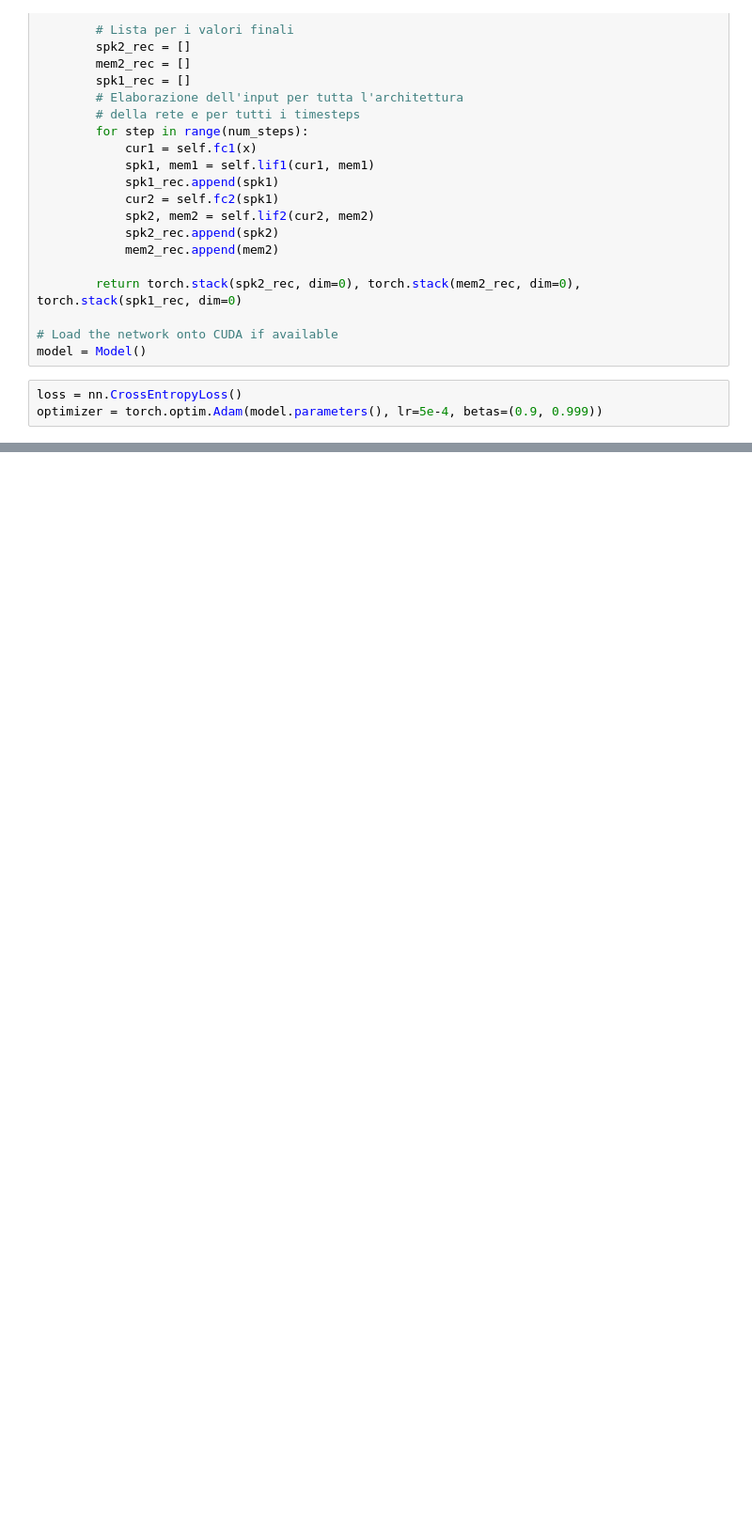
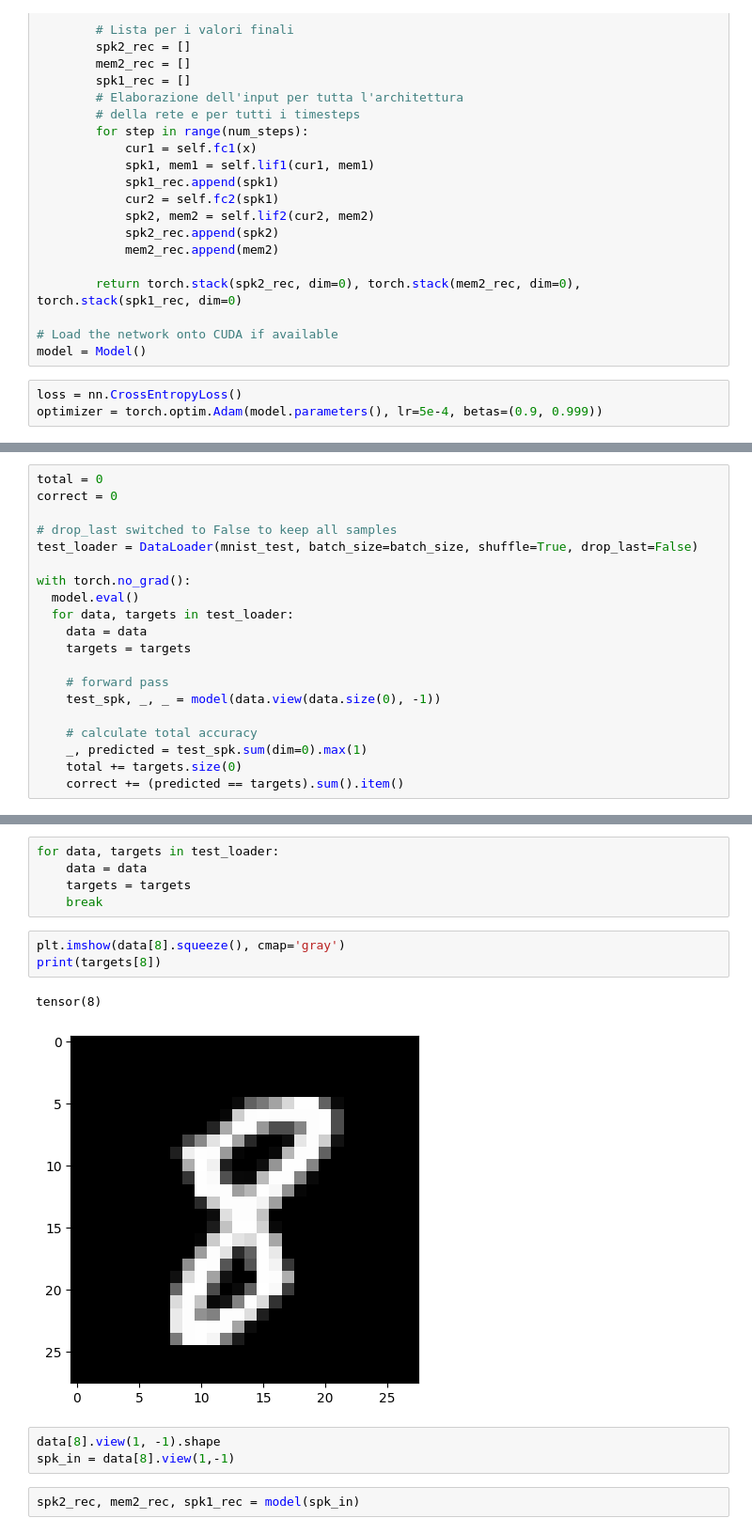
Before and after one commit to AutomationLab-Unime/BioIng_SNN_Slides, a Jupyter notebook: Tutorials/Esempio_27_10_25.ipynb, the cells around one changed output, grey strips where cells are left out. Shown: that part at 94% size. Cells and saved outputs as stored; diff of their text form; blank space fills up the shorter version.

```diff
--- a/Tutorials/Esempio_27_10_25.ipynb
+++ b/Tutorials/Esempio_27_10_25.ipynb
@@ -152,0 +246,20 @@ for epoch in range(num_epochs):
+# %%
+total = 0
+correct = 0
+
+# drop_last switched to False to keep all samples
+test_loader = DataLoader(mnist_test, batch_size=batch_size, shuffle=True, drop_last=False)
+
+with torch.no_grad():
+  model.eval()
+  for data, targets in test_loader:
+    data = data
+    targets = targets
+
+    # forward pass
+    test_spk, _, _ = model(data.view(data.size(0), -1))
+
+    # calculate total accuracy
+    _, predicted = test_spk.sum(dim=0).max(1)
+    total += targets.size(0)
+    correct += (predicted == targets).sum().item()
@@ -152,0 +327,16 @@ for epoch in range(num_epochs):
+# %%
+for data, targets in test_loader:
+    data = data
+    targets = targets
+    break
+# %%
+plt.imshow(data[8].squeeze(), cmap='gray')
+print(targets[8])
+# %% [output]
+tensor(8)
+[figure, added]
+# %%
+data[8].view(1, -1).shape
+spk_in = data[8].view(1,-1)
+# %%
+spk2_rec, mem2_rec, spk1_rec = model(spk_in)
```
Also changed, not shown: parts of 8 cells of this notebook.
